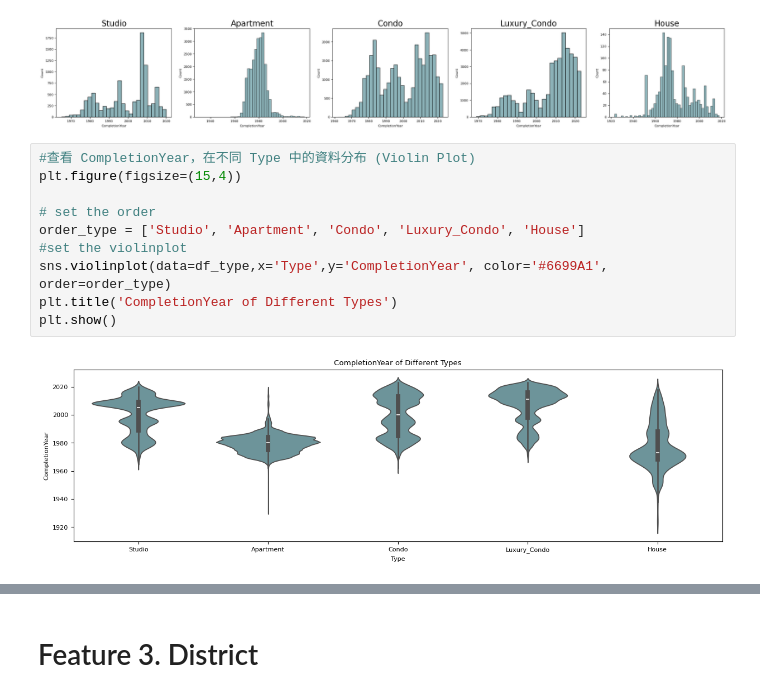
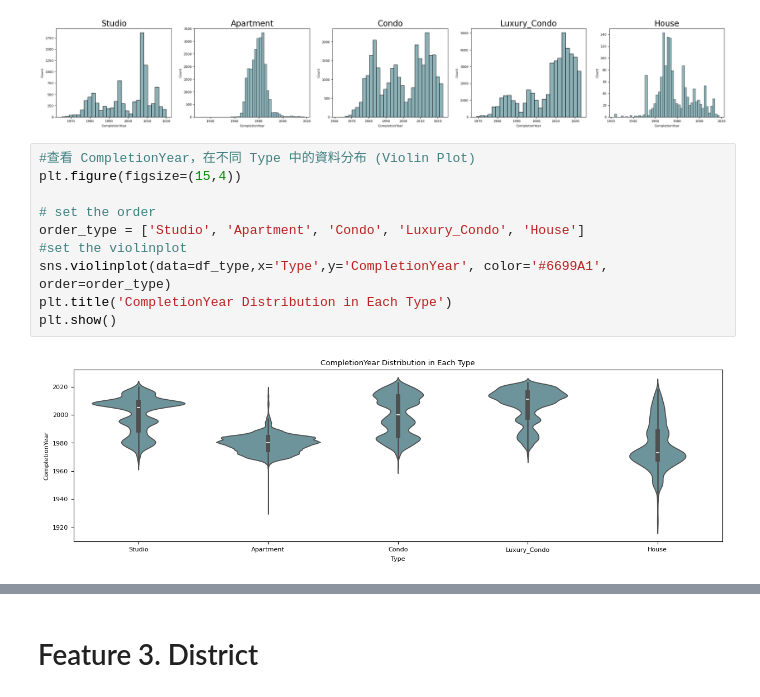
Before and after one commit to ValerieChen7331/House_Price, a Jupyter notebook: 6_Imputation_HouseAge.ipynb, the cells around one changed output, grey strips where cells are left out. Drawn from its saved outputs; the diff is of its cells as text.

```diff
--- a/6_Imputation_HouseAge.ipynb
+++ b/6_Imputation_HouseAge.ipynb
@@ -270,12 +270,12 @@ plt.show()
 # %%
 #查看 CompletionYear，在不同 Type 中的資料分布 (Violin Plot)
 plt.figure(figsize=(15,4))
 
 # set the order
 order_type = ['Studio', 'Apartment', 'Condo', 'Luxury_Condo', 'House']
 #set the violinplot
 sns.violinplot(data=df_type,x='Type',y='CompletionYear', color='#6699A1', order=order_type)
-plt.title('CompletionYear of Different Types')
+plt.title('CompletionYear Distribution in Each Type')
 plt.show()
 # %% [output]
-[figure, old version]
+[figure, new version]
```
Also changed, not shown: parts of 24 cells of this notebook, 8 other files.
